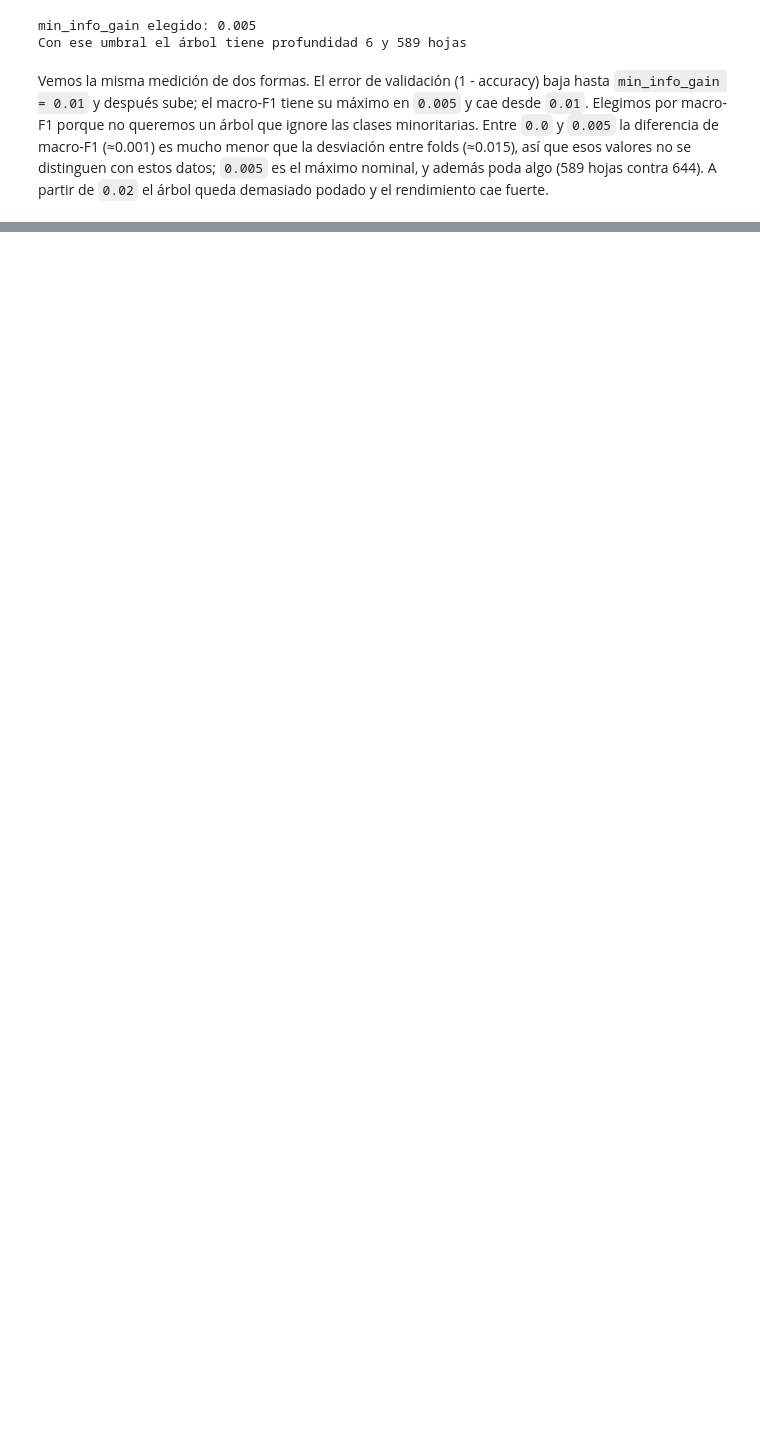
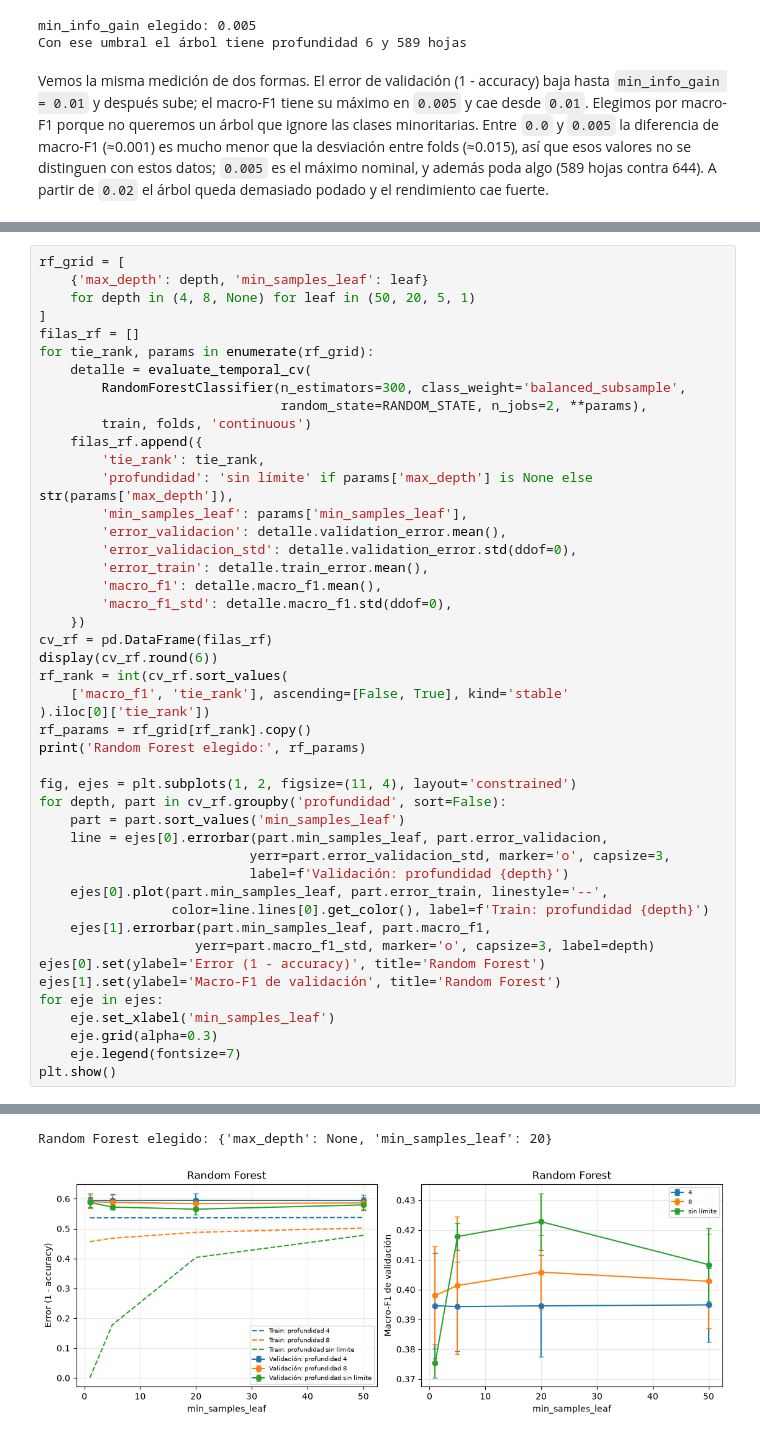
Before and after one commit to agustinocchiuzzi/laboratorioAprendAut1, a Jupyter notebook: entrega/notebook.ipynb, the cells around one changed output, grey strips where cells are left out. Saved outputs shown, nothing was run; the diff lists cells and outputs as text; blank space fills up the shorter version.

```diff
--- a/entrega/notebook.ipynb
+++ b/entrega/notebook.ipynb
@@ -1109,0 +1224,47 @@ podado y el rendimiento cae fuerte.
+# %%
+rf_grid = [
+    {'max_depth': depth, 'min_samples_leaf': leaf}
+    for depth in (4, 8, None) for leaf in (50, 20, 5, 1)
+]
+filas_rf = []
+for tie_rank, params in enumerate(rf_grid):
+    detalle = evaluate_temporal_cv(
+        RandomForestClassifier(n_estimators=300, class_weight='balanced_subsample',
+                               random_state=RANDOM_STATE, n_jobs=2, **params),
+        train, folds, 'continuous')
+    filas_rf.append({
+        'tie_rank': tie_rank,
+        'profundidad': 'sin límite' if params['max_depth'] is None else str(params['max_depth']),
+        'min_samples_leaf': params['min_samples_leaf'],
+        'error_validacion': detalle.validation_error.mean(),
+        'error_validacion_std': detalle.validation_error.std(ddof=0),
+        'error_train': detalle.train_error.mean(),
+        'macro_f1': detalle.macro_f1.mean(),
+        'macro_f1_std': detalle.macro_f1.std(ddof=0),
+    })
+cv_rf = pd.DataFrame(filas_rf)
+display(cv_rf.round(6))
+rf_rank = int(cv_rf.sort_values(
+    ['macro_f1', 'tie_rank'], ascending=[False, True], kind='stable'
+).iloc[0]['tie_rank'])
+rf_params = rf_grid[rf_rank].copy()
+print('Random Forest elegido:', rf_params)
+
+fig, ejes = plt.subplots(1, 2, figsize=(11, 4), layout='constrained')
+for depth, part in cv_rf.groupby('profundidad', sort=False):
+    part = part.sort_values('min_samples_leaf')
+    line = ejes[0].errorbar(part.min_samples_leaf, part.error_validacion,
+                           yerr=part.error_validacion_std, marker='o', capsize=3,
+                           label=f'Validación: profundidad {depth}')
+    ejes[0].plot(part.min_samples_leaf, part.error_train, linestyle='--',
+                 color=line.lines[0].get_color(), label=f'Train: profundidad {depth}')
+    ejes[1].errorbar(part.min_samples_leaf, part.macro_f1,
+                    yerr=part.macro_f1_std, marker='o', capsize=3, label=depth)
+ejes[0].set(ylabel='Error (1 - accuracy)', title='Random Forest')
+ejes[1].set(ylabel='Macro-F1 de validación', title='Random Forest')
+for eje in ejes:
+    eje.set_xlabel('min_samples_leaf')
+    eje.grid(alpha=0.3)
+    eje.legend(fontsize=7)
+plt.show()
+# %% [output]
@@ -1109,0 +1284,2 @@ podado y el rendimiento cae fuerte.
+Random Forest elegido: {'max_depth': None, 'min_samples_leaf': 20}
+[figure, added]
```
Also changed, not shown: parts of 39 cells of this notebook, 26 other files.
